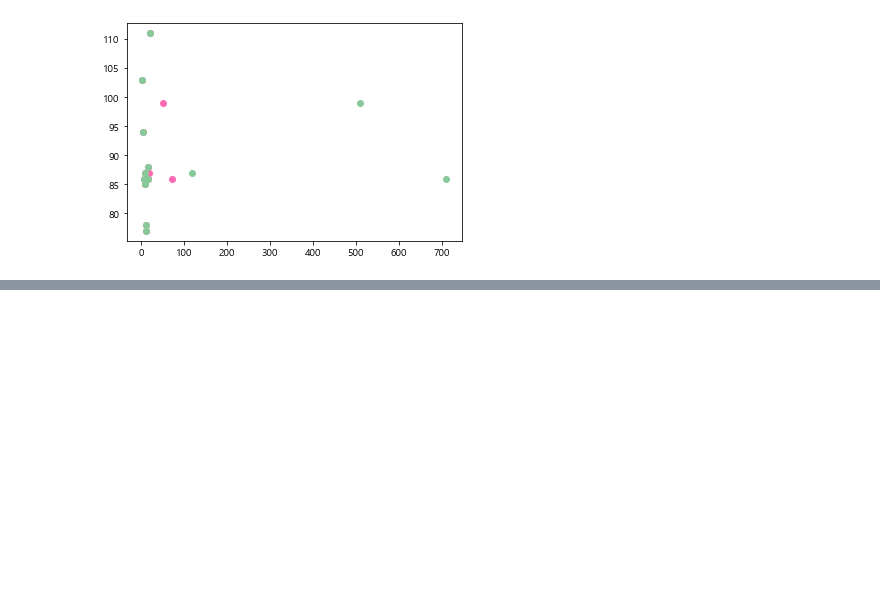
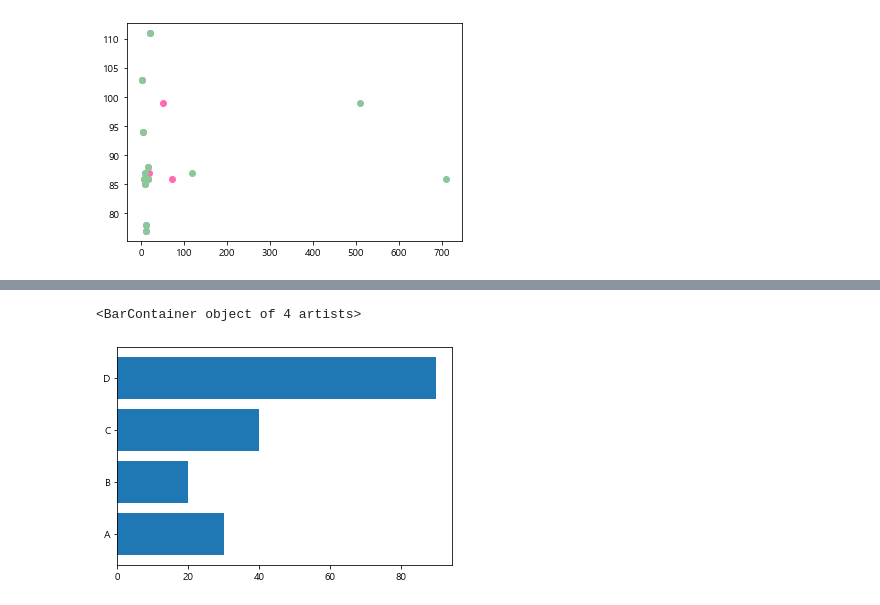
Before and after one commit to Wallabee22/AI_goorm, a Jupyter notebook: MyDataAnalysis_2022/20220914_class.ipynb, the cells around one changed output, grey strips where cells are left out. Cells and saved outputs as stored; diff of their text form; code cells hidden in the pictures; blank space fills up the shorter version.

```diff
--- a/MyDataAnalysis_2022/20220914_class.ipynb
+++ b/MyDataAnalysis_2022/20220914_class.ipynb
@@ -163,0 +172,8 @@ plt.scatter(x, y, s=sizes, alpha=0.5)
+# %%
+x = np.array(['A', 'B', 'C', 'D'])
+y = np.array([30,20,40,90])
+
+plt.barh(x, y)
+# %% [output]
+<BarContainer object of 4 artists>
+[figure, added]
```
Also changed, not shown: parts of 13 cells of this notebook.
